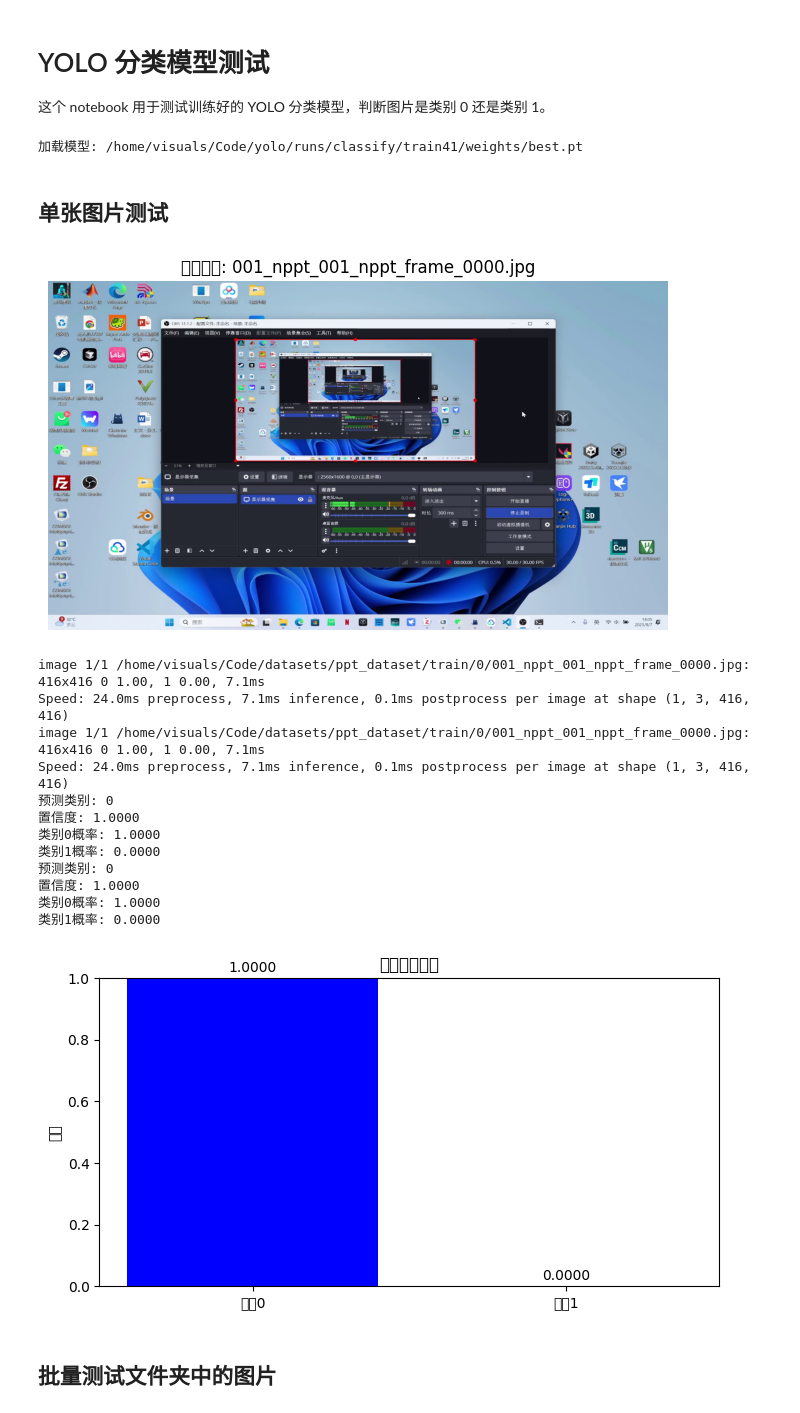
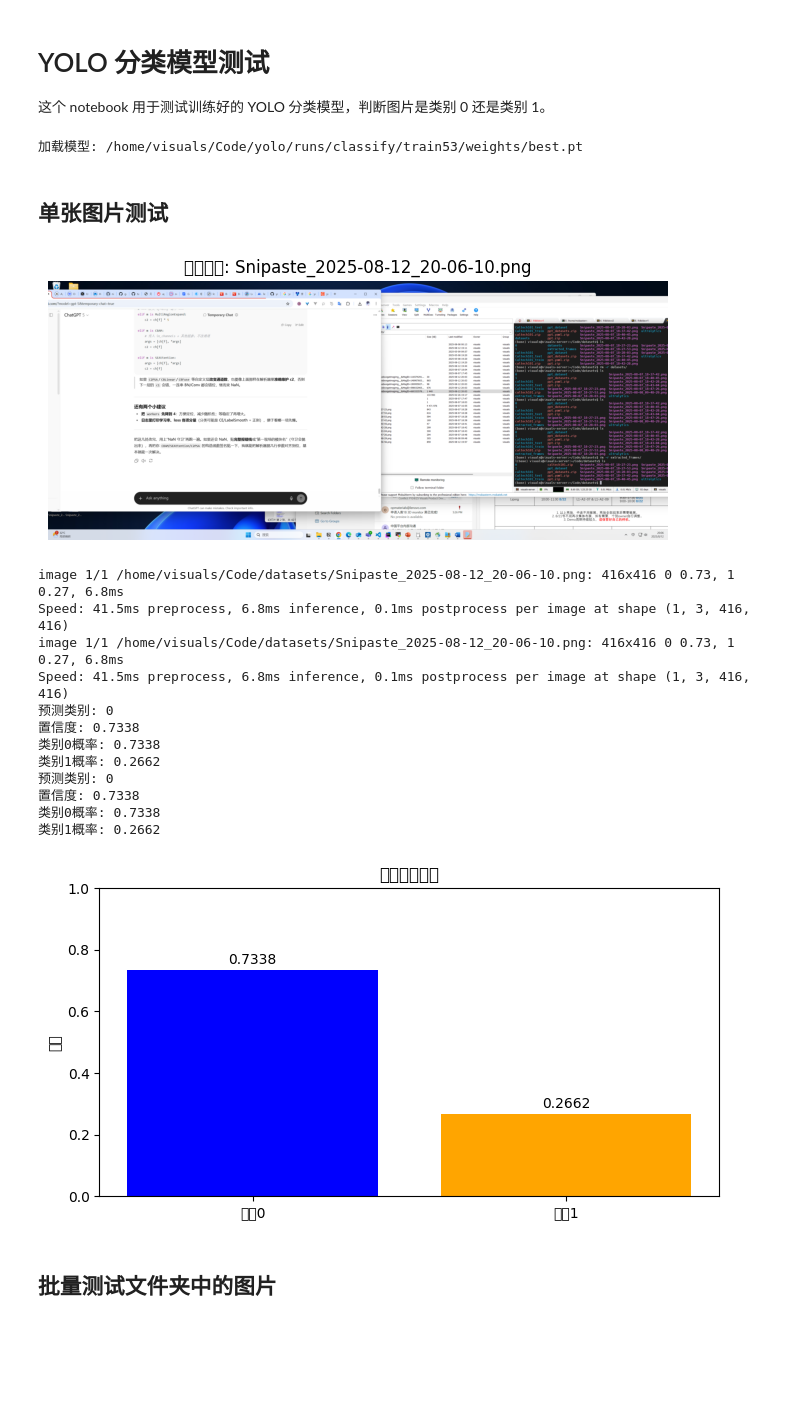
Before and after one commit to ninja119347/yolo, a Jupyter notebook: test.ipynb, the cells around one changed output. Cells and saved outputs as stored; diff of their text form; code cells hidden in the pictures; blank space fills up the shorter version.

Commit message:
modify model and datasets

```diff
--- a/test.ipynb
+++ b/test.ipynb
@@ -13,7 +13,7 @@ from IPython.display import display, Image
 from tqdm import tqdm
 
 # 加载训练好的模型
-model_path = "/home/visuals/Code/yolo/runs/classify/train41/weights/best.pt"
+model_path = "/home/visuals/Code/yolo/runs/classify/train53/weights/best.pt"
 
 # 检查模型是否存在
 if os.path.exists(model_path):
@@ -23,7 +23,7 @@ else:
     print(f"错误: 模型文件不存在: {model_path}")
     raise FileNotFoundError(f"找不到模型文件: {model_path}")
 # %% [output]
-加载模型: /home/visuals/Code/yolo/runs/classify/train41/weights/best.pt
+加载模型: /home/visuals/Code/yolo/runs/classify/train53/weights/best.pt
 # %% [markdown]
 ## 单张图片测试
 # %%
@@ -75,27 +75,27 @@ def predict_single_image(image_path):
     return pred_class, confidence, probs
 # %%
 # 测试单张图片 - 输入图片路径
-image_path ="/home/visuals/Code/datasets/ppt_dataset/train/1/001_ppt_001_ppt_frame_0003.jpg"
+image_path ="/home/visuals/Code/datasets/Snipaste_2025-08-12_20-06-10.png"
 
 if os.path.exists(image_path):
     predict_single_image(image_path)
 else:
     print(f"错误: 图片不存在: {image_path}")
 # %% [output]
-[figure, old version]
+[figure, new version]
-image 1/1 /home/visuals/Code/datasets/ppt_dataset/train/0/001_nppt_001_nppt_frame_0000.jpg: 416x416 0 1.00, 1 0.00, 7.1ms
-Speed: 24.0ms preprocess, 7.1ms inference, 0.1ms postprocess per image at shape (1, 3, 416, 416)
-image 1/1 /home/visuals/Code/datasets/ppt_dataset/train/0/001_nppt_001_nppt_frame_0000.jpg: 416x416 0 1.00, 1 0.00, 7.1ms
-Speed: 24.0ms preprocess, 7.1ms inference, 0.1ms postprocess per image at shape (1, 3, 416, 416)
+image 1/1 /home/visuals/Code/datasets/Snipaste_2025-08-12_20-06-10.png: 416x416 0 0.73, 1 0.27, 6.8ms
+Speed: 41.5ms preprocess, 6.8ms inference, 0.1ms postprocess per image at shape (1, 3, 416, 416)
+image 1/1 /home/visuals/Code/datasets/Snipaste_2025-08-12_20-06-10.png: 416x416 0 0.73, 1 0.27, 6.8ms
+Speed: 41.5ms preprocess, 6.8ms inference, 0.1ms postprocess per image at shape (1, 3, 416, 416)
 预测类别: 0
-置信度: 1.0000
-类别0概率: 1.0000
-类别1概率: 0.0000
+置信度: 0.7338
+类别0概率: 0.7338
+类别1概率: 0.2662
 预测类别: 0
-置信度: 1.0000
-类别0概率: 1.0000
-类别1概率: 0.0000
+置信度: 0.7338
+类别0概率: 0.7338
+类别1概率: 0.2662
-[figure, old version]
+[figure, new version]
 # %% [markdown]
 ## 批量测试文件夹中的图片
 # %%
```
Also changed, not shown: parts of 1 cell of this notebook, 6 other files.
